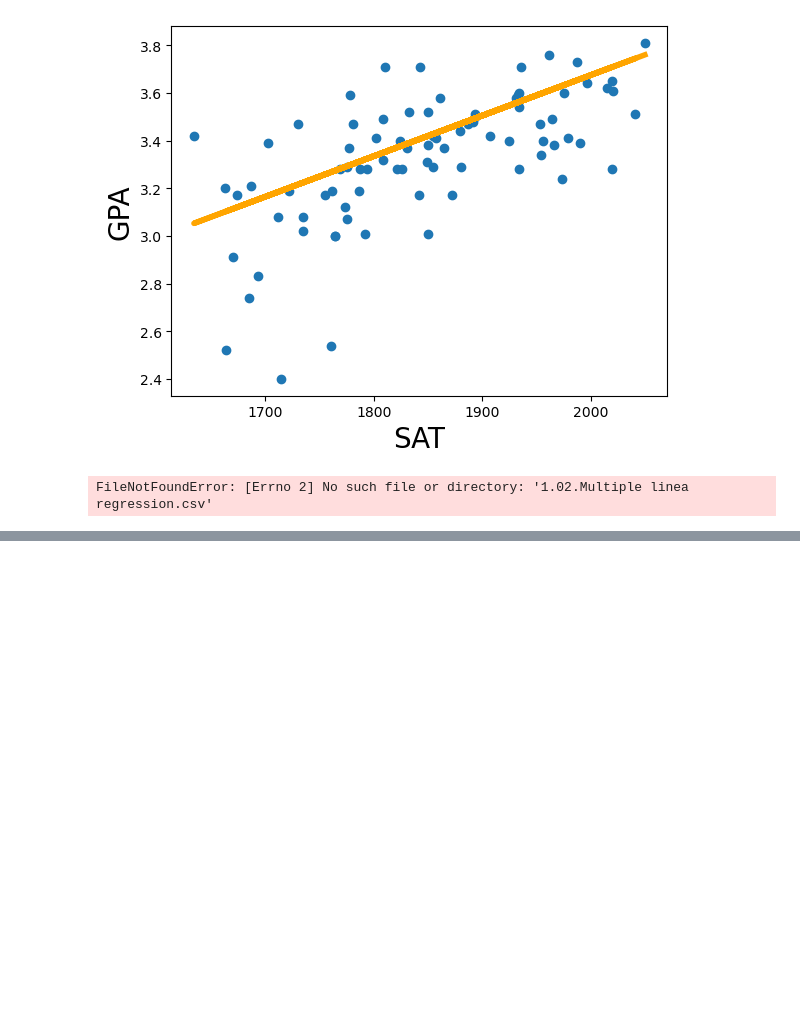
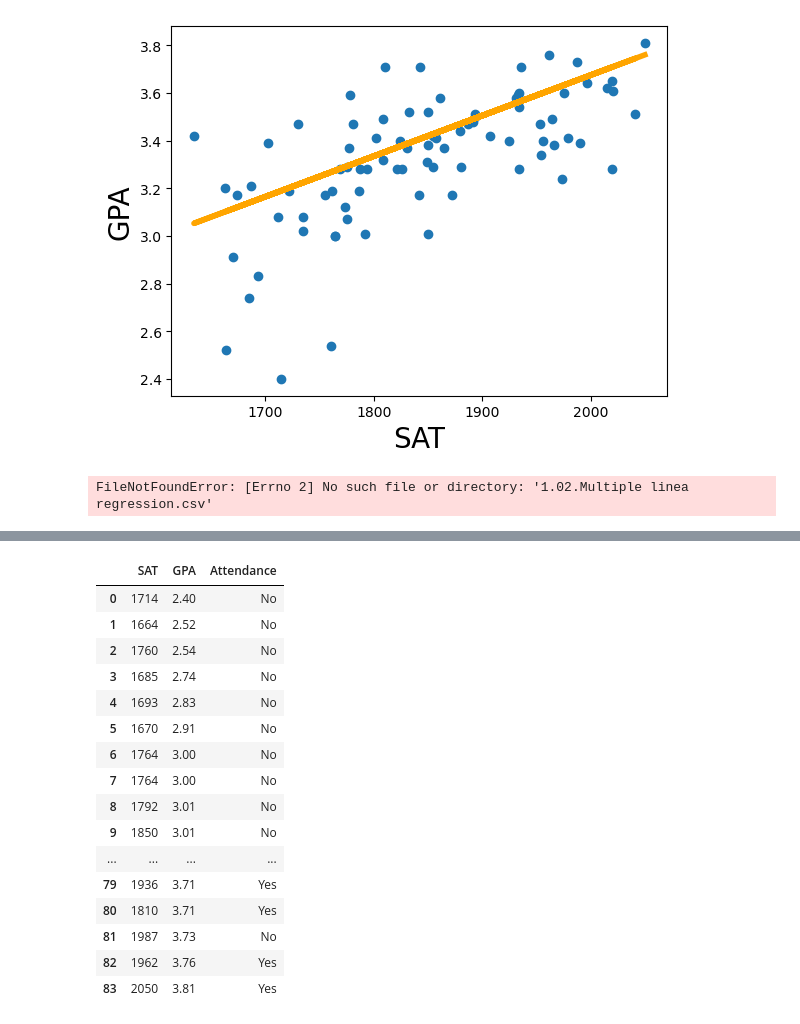
Before and after one commit to WaheedShaq/stats-and-ai-learning, a Jupyter notebook: AI stuff.ipynb, the cells around one changed output, grey strips where cells are left out. Drawn from its saved outputs; the diff is of its cells as text; code cells hidden in the pictures; blank space fills up the shorter version.

Commit message:
Made some progress with the rest of the stat models and did a categorical integration into numerical data

```diff
--- a/AI stuff.ipynb
+++ b/AI stuff.ipynb
@@ -180,0 +156,2 @@ exercise
+# %%
+raw_data=pd.read_csv('1.03.+Dummies.csv')
@@ -180,0 +174,22 @@ exercise
+# %%
+pd.set_option('display.max_rows', None)
+# %%
+raw_data
+# %% [output]
+|  | SAT | GPA | Attendance |
+| 0 | 1714 | 2.40 | No |
+| 1 | 1664 | 2.52 | No |
+| 2 | 1760 | 2.54 | No |
+| 3 | 1685 | 2.74 | No |
+| 4 | 1693 | 2.83 | No |
+| 5 | 1670 | 2.91 | No |
+| 6 | 1764 | 3.00 | No |
+| 7 | 1764 | 3.00 | No |
+| 8 | 1792 | 3.01 | No |
+| 9 | 1850 | 3.01 | No |
+| ... | ... | ... | ... |
+| 79 | 1936 | 3.71 | Yes |
+| 80 | 1810 | 3.71 | Yes |
+| 81 | 1987 | 3.73 | No |
+| 82 | 1962 | 3.76 | Yes |
+| 83 | 2050 | 3.81 | Yes |
```
Also changed, not shown: parts of 21 cells of this notebook, 1 other file.
